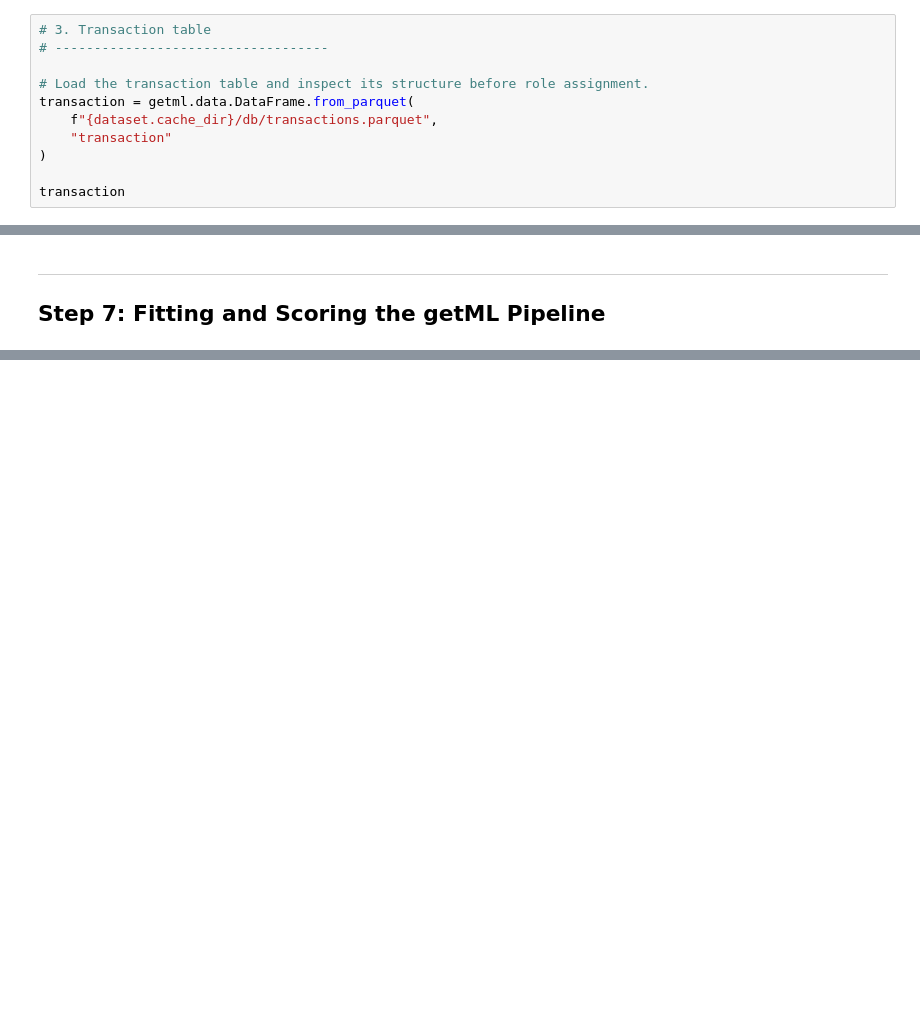
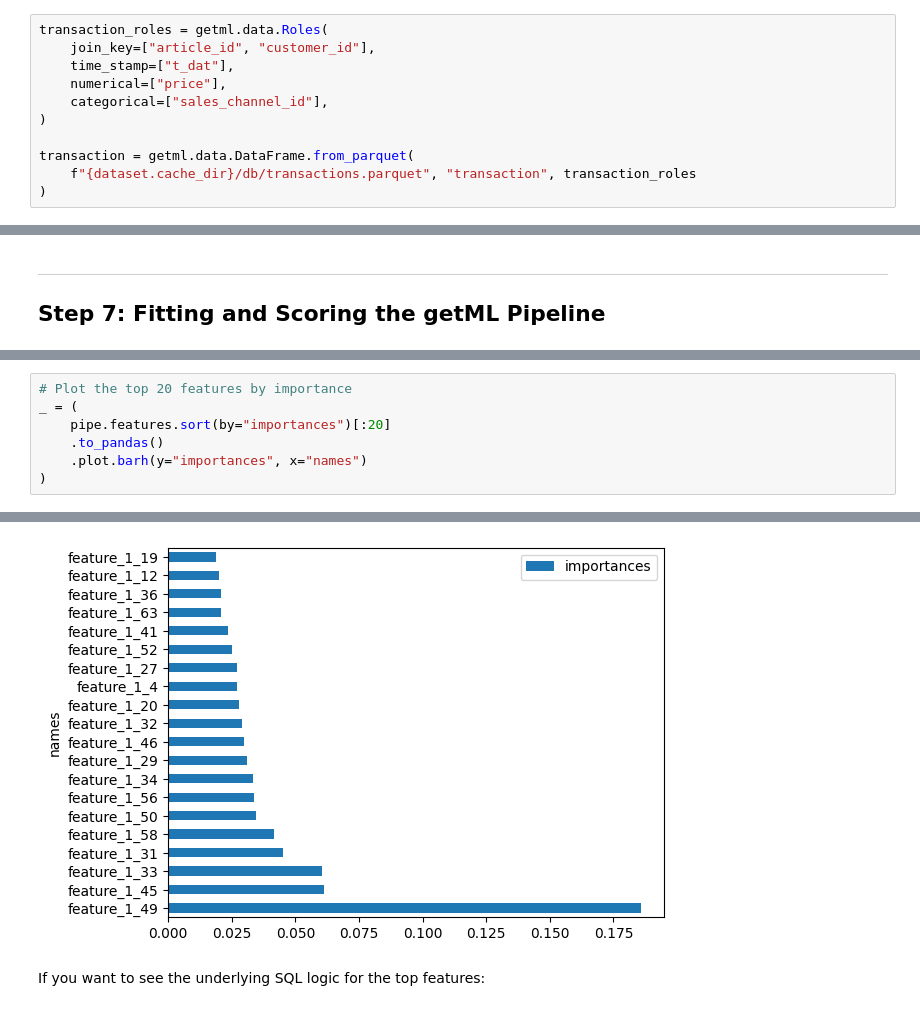
Before and after one commit to getml/getml-relbench, a Jupyter notebook: hm-churn.ipynb, the cells around one changed output, grey strips where cells are left out. Drawn from its saved outputs; the diff is of its cells as text; blank space fills up the shorter version.

```diff
--- a/hm-churn.ipynb
+++ b/hm-churn.ipynb
@@ -214,11 +209,11 @@ article.set_role(
 # %%
-# 3. Transaction table
-# -----------------------------------
-
-# Load the transaction table and inspect its structure before role assignment.
-transaction = getml.data.DataFrame.from_parquet(
-    f"{dataset.cache_dir}/db/transactions.parquet",
-    "transaction"
+transaction_roles = getml.data.Roles(
+    join_key=["article_id", "customer_id"],
+    time_stamp=["t_dat"],
+    numerical=["price"],
+    categorical=["sales_channel_id"],
 )
 
-transaction
+transaction = getml.data.DataFrame.from_parquet(
+    f"{dataset.cache_dir}/db/transactions.parquet", "transaction", transaction_roles
+)
@@ -521,0 +443,8 @@ This helps us to understand which features matter for churn.
+# %%
+# Plot the top 20 features by importance
+_ = (
+    pipe.features.sort(by="importances")[:20]
+    .to_pandas()
+    .plot.barh(y="importances", x="names")
+)
+# %% [output]
@@ -522 +452,4 @@ This helps us to understand which features matter for churn.
+[figure, added]
+# %% [markdown]
+If you want to see the underlying SQL logic for the top features:
 # %%
```
Also changed, not shown: parts of 36 cells of this notebook.
